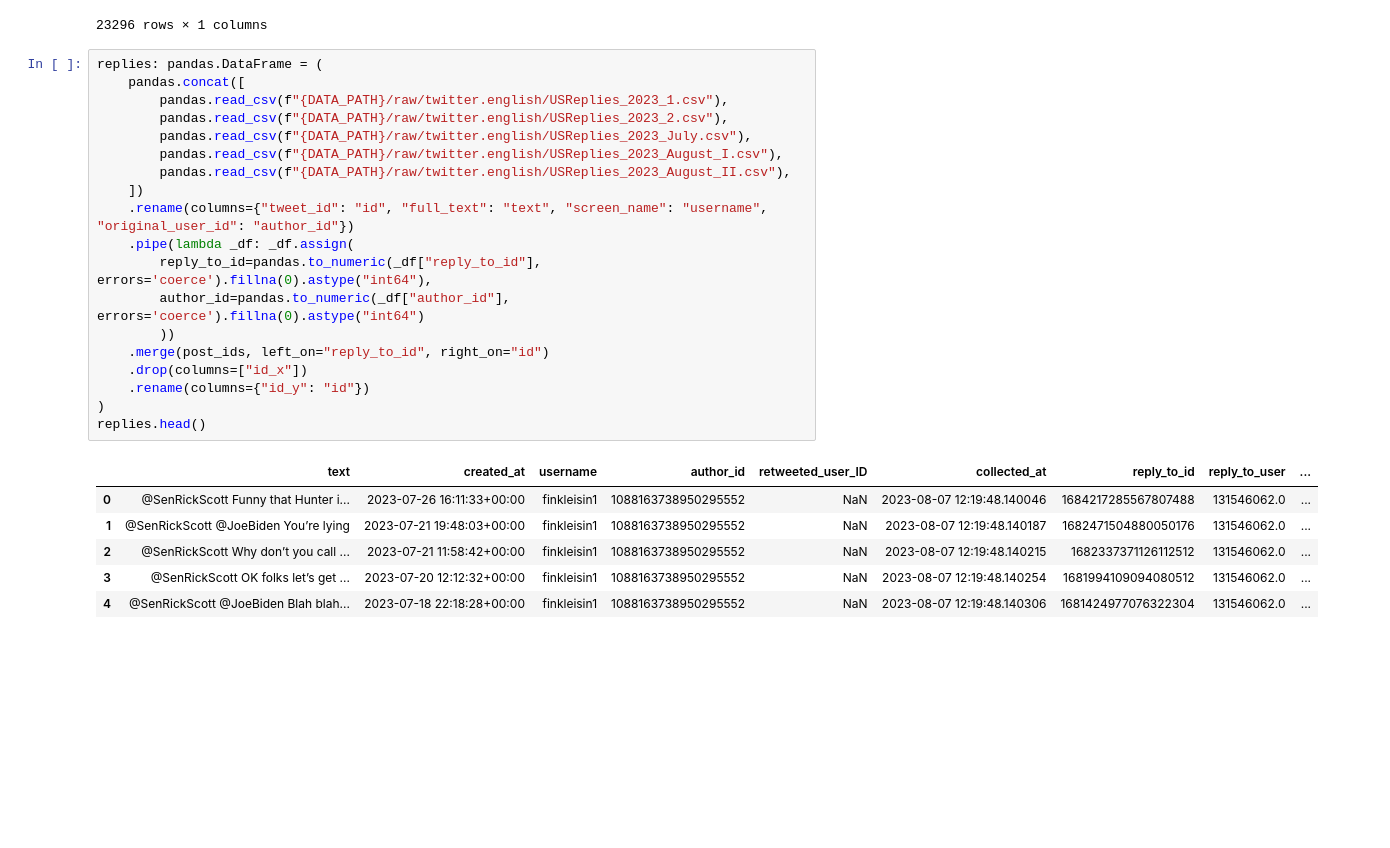
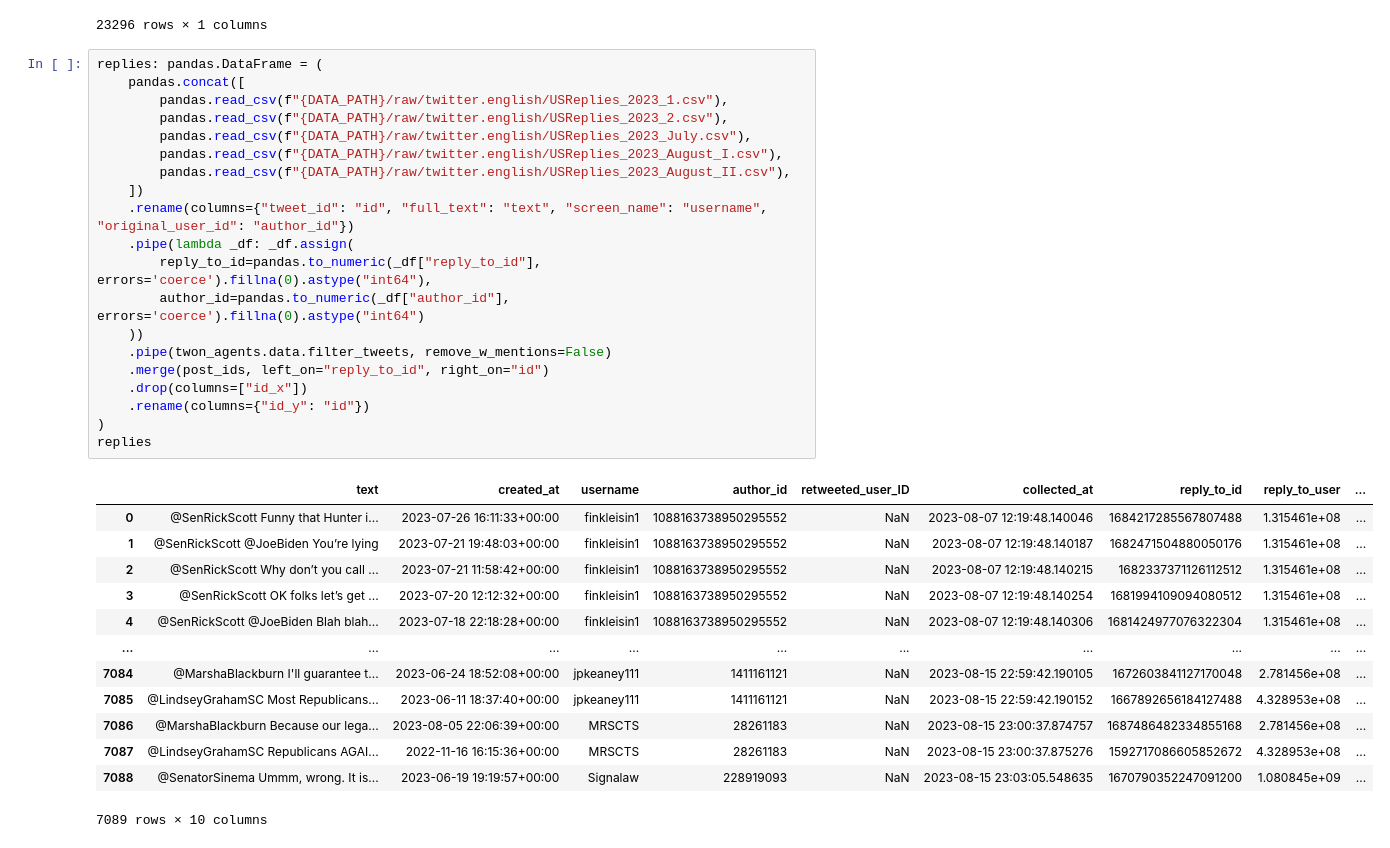
Before and after one commit to cl-trier/TWON-Agents, a Jupyter notebook: pipeline/preparation/en/02--User-Replies-Processing.ipynb, the cells around one changed output. Saved outputs shown, nothing was run; the diff lists cells and outputs as text; blank space fills up the shorter version.

```diff
--- a/pipeline/preparation/en/02--User-Replies-Processing.ipynb
+++ b/pipeline/preparation/en/02--User-Replies-Processing.ipynb
@@ -31,29 +31,37 @@ post_ids
 # %%
 replies: pandas.DataFrame = (
     pandas.concat([
         pandas.read_csv(f"{DATA_PATH}/raw/twitter.english/USReplies_2023_1.csv"),
         pandas.read_csv(f"{DATA_PATH}/raw/twitter.english/USReplies_2023_2.csv"),
         pandas.read_csv(f"{DATA_PATH}/raw/twitter.english/USReplies_2023_July.csv"),
         pandas.read_csv(f"{DATA_PATH}/raw/twitter.english/USReplies_2023_August_I.csv"),
         pandas.read_csv(f"{DATA_PATH}/raw/twitter.english/USReplies_2023_August_II.csv"),
     ])
     .rename(columns={"tweet_id": "id", "full_text": "text", "screen_name": "username", "original_user_id": "author_id"})
     .pipe(lambda _df: _df.assign(
         reply_to_id=pandas.to_numeric(_df["reply_to_id"], errors='coerce').fillna(0).astype("int64"),
         author_id=pandas.to_numeric(_df["author_id"], errors='coerce').fillna(0).astype("int64")
-        ))
+    ))
+    .pipe(twon_agents.data.filter_tweets, remove_w_mentions=False)
     .merge(post_ids, left_on="reply_to_id", right_on="id")
     .drop(columns=["id_x"])
     .rename(columns={"id_y": "id"})
 )
-replies.head()
+replies
 # %% [output]
 |  | text | created_at | username | author_id | retweeted_user_ID | collected_at | reply_to_id | reply_to_user | ... |
-| 0 | @SenRickScott Funny that Hunter i... | 2023-07-26 16:11:33+00:00 | finkleisin1 | 1088163738950295552 | NaN | 2023-08-07 12:19:48.140046 | 1684217285567807488 | 131546062.0 | ... |
-| 1 | @SenRickScott @JoeBiden You’re lying | 2023-07-21 19:48:03+00:00 | finkleisin1 | 1088163738950295552 | NaN | 2023-08-07 12:19:48.140187 | 1682471504880050176 | 131546062.0 | ... |
-| 2 | @SenRickScott Why don’t you call ... | 2023-07-21 11:58:42+00:00 | finkleisin1 | 1088163738950295552 | NaN | 2023-08-07 12:19:48.140215 | 1682337371126112512 | 131546062.0 | ... |
-| 3 | @SenRickScott OK folks let’s get ... | 2023-07-20 12:12:32+00:00 | finkleisin1 | 1088163738950295552 | NaN | 2023-08-07 12:19:48.140254 | 1681994109094080512 | 131546062.0 | ... |
-| 4 | @SenRickScott @JoeBiden Blah blah... | 2023-07-18 22:18:28+00:00 | finkleisin1 | 1088163738950295552 | NaN | 2023-08-07 12:19:48.140306 | 1681424977076322304 | 131546062.0 | ... |
+| 0 | @SenRickScott Funny that Hunter i... | 2023-07-26 16:11:33+00:00 | finkleisin1 | 1088163738950295552 | NaN | 2023-08-07 12:19:48.140046 | 1684217285567807488 | 1.315461e+08 | ... |
+| 1 | @SenRickScott @JoeBiden You’re lying | 2023-07-21 19:48:03+00:00 | finkleisin1 | 1088163738950295552 | NaN | 2023-08-07 12:19:48.140187 | 1682471504880050176 | 1.315461e+08 | ... |
+| 2 | @SenRickScott Why don’t you call ... | 2023-07-21 11:58:42+00:00 | finkleisin1 | 1088163738950295552 | NaN | 2023-08-07 12:19:48.140215 | 1682337371126112512 | 1.315461e+08 | ... |
+| 3 | @SenRickScott OK folks let’s get ... | 2023-07-20 12:12:32+00:00 | finkleisin1 | 1088163738950295552 | NaN | 2023-08-07 12:19:48.140254 | 1681994109094080512 | 1.315461e+08 | ... |
+| 4 | @SenRickScott @JoeBiden Blah blah... | 2023-07-18 22:18:28+00:00 | finkleisin1 | 1088163738950295552 | NaN | 2023-08-07 12:19:48.140306 | 1681424977076322304 | 1.315461e+08 | ... |
+| ... | ... | ... | ... | ... | ... | ... | ... | ... | ... |
+| 7084 | @MarshaBlackburn I'll guarantee t... | 2023-06-24 18:52:08+00:00 | jpkeaney111 | 1411161121 | NaN | 2023-08-15 22:59:42.190105 | 1672603841127170048 | 2.781456e+08 | ... |
+| 7085 | @LindseyGrahamSC Most Republicans... | 2023-06-11 18:37:40+00:00 | jpkeaney111 | 1411161121 | NaN | 2023-08-15 22:59:42.190152 | 1667892656184127488 | 4.328953e+08 | ... |
+| 7086 | @MarshaBlackburn Because our lega... | 2023-08-05 22:06:39+00:00 | MRSCTS | 28261183 | NaN | 2023-08-15 23:00:37.874757 | 1687486482334855168 | 2.781456e+08 | ... |
+| 7087 | @LindseyGrahamSC Republicans AGAI... | 2022-11-16 16:15:36+00:00 | MRSCTS | 28261183 | NaN | 2023-08-15 23:00:37.875276 | 1592717086605852672 | 4.328953e+08 | ... |
+| 7088 | @SenatorSinema Ummm, wrong. It is... | 2023-06-19 19:19:57+00:00 | Signalaw | 228919093 | NaN | 2023-08-15 23:03:05.548635 | 1670790352247091200 | 1.080845e+09 | ... |
+7089 rows × 10 columns
 # %%
 (
     replies
```
Also changed, not shown: parts of 5 cells of this notebook, 14 other files.
